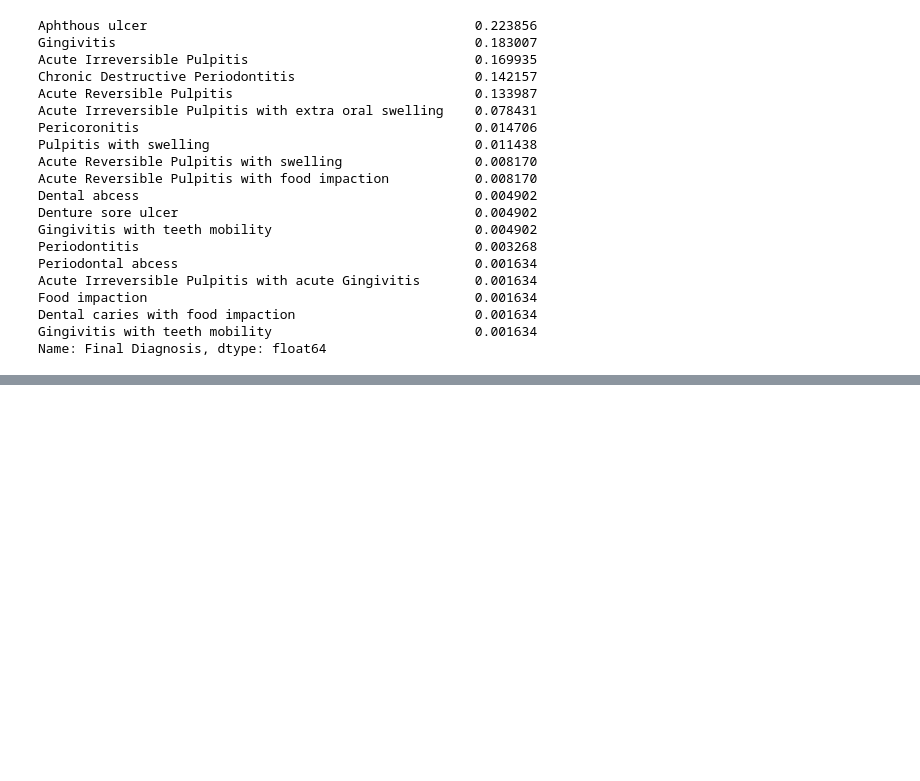
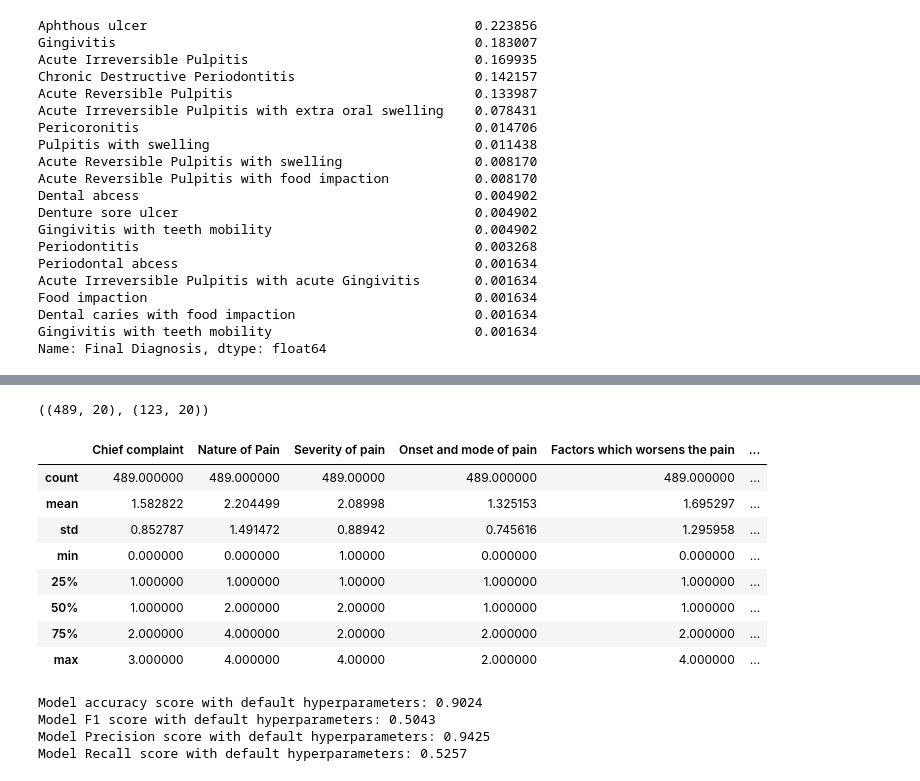
Before and after one commit to TheHuntsman4/EEML_Proposal, a Jupyter notebook: dentalEDA.ipynb, the cells around one changed output, grey strips where cells are left out. Drawn from its saved outputs; the diff is of its cells as text; code cells hidden in the pictures; blank space fills up the shorter version.

```diff
--- a/dentalEDA.ipynb
+++ b/dentalEDA.ipynb
@@ -270,0 +294,40 @@ Name: Final Diagnosis, dtype: float64
+# %%
+X=df_encoded.drop(['Final Diagnosis'],axis=1)
+y=df_encoded['Final Diagnosis']
+# %%
+from sklearn.model_selection import train_test_split
+X_train,X_test,y_train,y_test=train_test_split(X,y,test_size=0.2,random_state=42)
+# %%
+X_train.shape, X_test.shape
+# %% [output]
+((489, 20), (123, 20))
+# %%
+X_train.describe()
+# %% [output]
+|  | Chief complaint | Nature of Pain | Severity of pain | Onset and mode of pain | Factors which worsens the pain | ... |
+| count | 489.000000 | 489.000000 | 489.00000 | 489.000000 | 489.000000 | ... |
+| mean | 1.582822 | 2.204499 | 2.08998 | 1.325153 | 1.695297 | ... |
+| std | 0.852787 | 1.491472 | 0.88942 | 0.745616 | 1.295958 | ... |
+| min | 0.000000 | 0.000000 | 1.00000 | 0.000000 | 0.000000 | ... |
+| 25% | 1.000000 | 1.000000 | 1.00000 | 1.000000 | 1.000000 | ... |
+| 50% | 1.000000 | 2.000000 | 2.00000 | 1.000000 | 1.000000 | ... |
+| 75% | 2.000000 | 4.000000 | 2.00000 | 2.000000 | 2.000000 | ... |
+| max | 3.000000 | 4.000000 | 4.00000 | 2.000000 | 4.000000 | ... |
+# %%
+from sklearn.svm import SVC
+from sklearn.metrics import accuracy_score,f1_score,recall_score,precision_score
+
+svc=SVC()
+
+svc.fit(X_train,y_train)
+y_pred=svc.predict(X_test)
+
+print('Model accuracy score with default hyperparameters: {0:0.4f}'. format(accuracy_score(y_test, y_pred)))
+print('Model F1 score with default hyperparameters: {0:0.4f}'. format(f1_score(y_test, y_pred,average='macro')))
+print('Model Precision score with default hyperparameters: {0:0.4f}'. format(precision_score(y_test, y_pred,average='macro',zero_division=1.0)))
+print('Model Recall score with default hyperparameters: {0:0.4f}'. format(recall_score(y_test, y_pred,average='macro')))
+# %% [output]
+Model accuracy score with default hyperparameters: 0.9024
+Model F1 score with default hyperparameters: 0.5043
+Model Precision score with default hyperparameters: 0.9425
+Model Recall score with default hyperparameters: 0.5257
```
Also changed, not shown: parts of 1 cell of this notebook.
